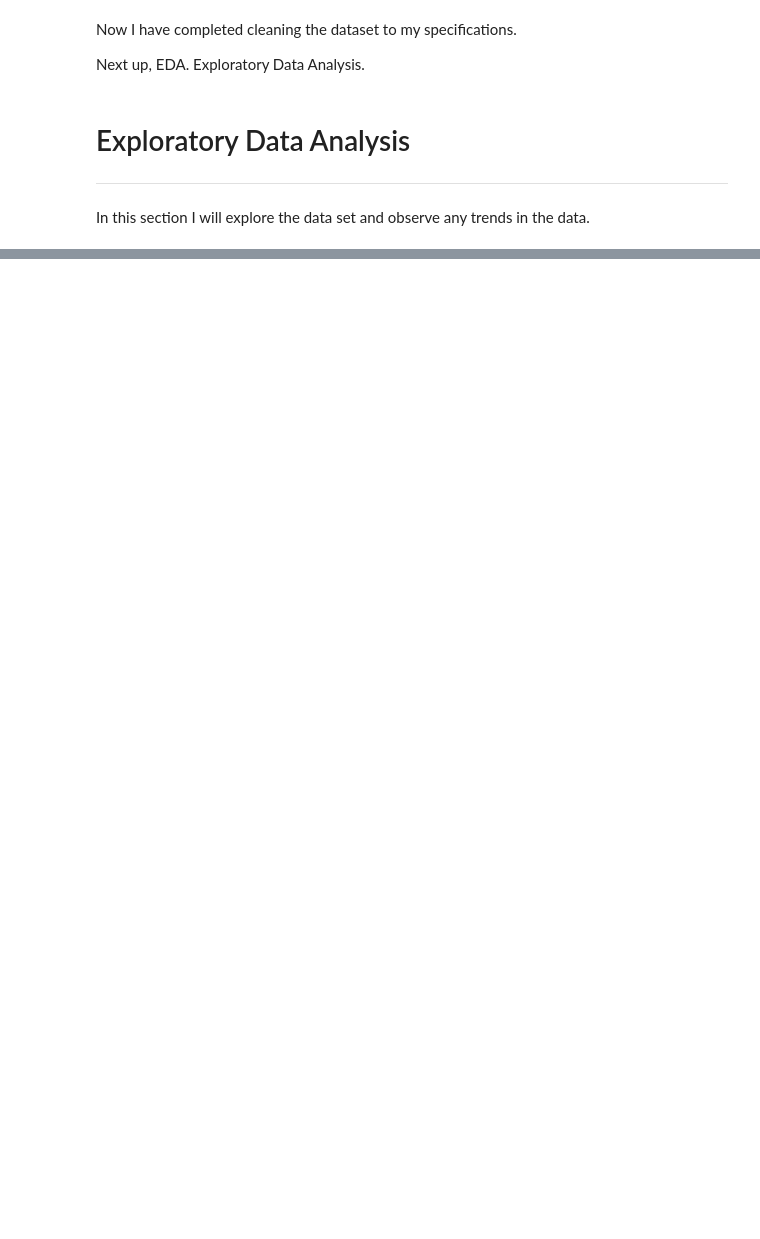
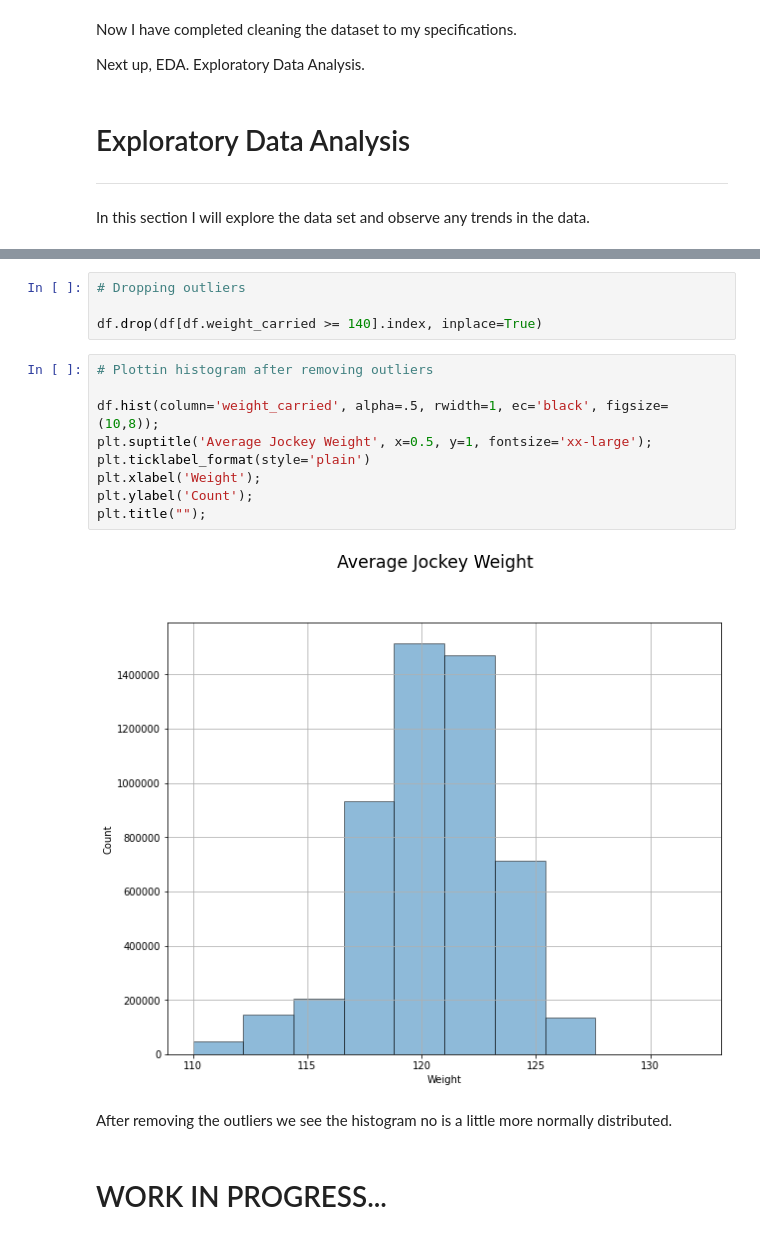
Before and after one commit to dtrade84/Big-Data-Derby-2022, a Jupyter notebook: big-data-derby-analysis.ipynb, the cells around one changed output, grey strips where cells are left out. Drawn from its saved outputs; the diff is of its cells as text; blank space fills up the shorter version.

```diff
--- a/big-data-derby-analysis.ipynb
+++ b/big-data-derby-analysis.ipynb
@@ -246,0 +264,19 @@ df.hist(alpha=.5, rwidth=1, ec='black', figsize=(20,15));
+# %%
+# Dropping outliers
+
+df.drop(df[df.weight_carried >= 140].index, inplace=True)
+# %%
+# Plottin histogram after removing outliers
+
+df.hist(column='weight_carried', alpha=.5, rwidth=1, ec='black', figsize=(10,8));
+plt.suptitle('Average Jockey Weight', x=0.5, y=1, fontsize='xx-large');
+plt.ticklabel_format(style='plain')
+plt.xlabel('Weight');
+plt.ylabel('Count');
+plt.title("");
+# %% [output]
+[figure, added]
+# %% [markdown]
+After removing the outliers we see the histogram no is a little more normally distributed.
+# %% [markdown]
+# WORK IN PROGRESS... #
```
Also changed, not shown: parts of 4 cells of this notebook.
